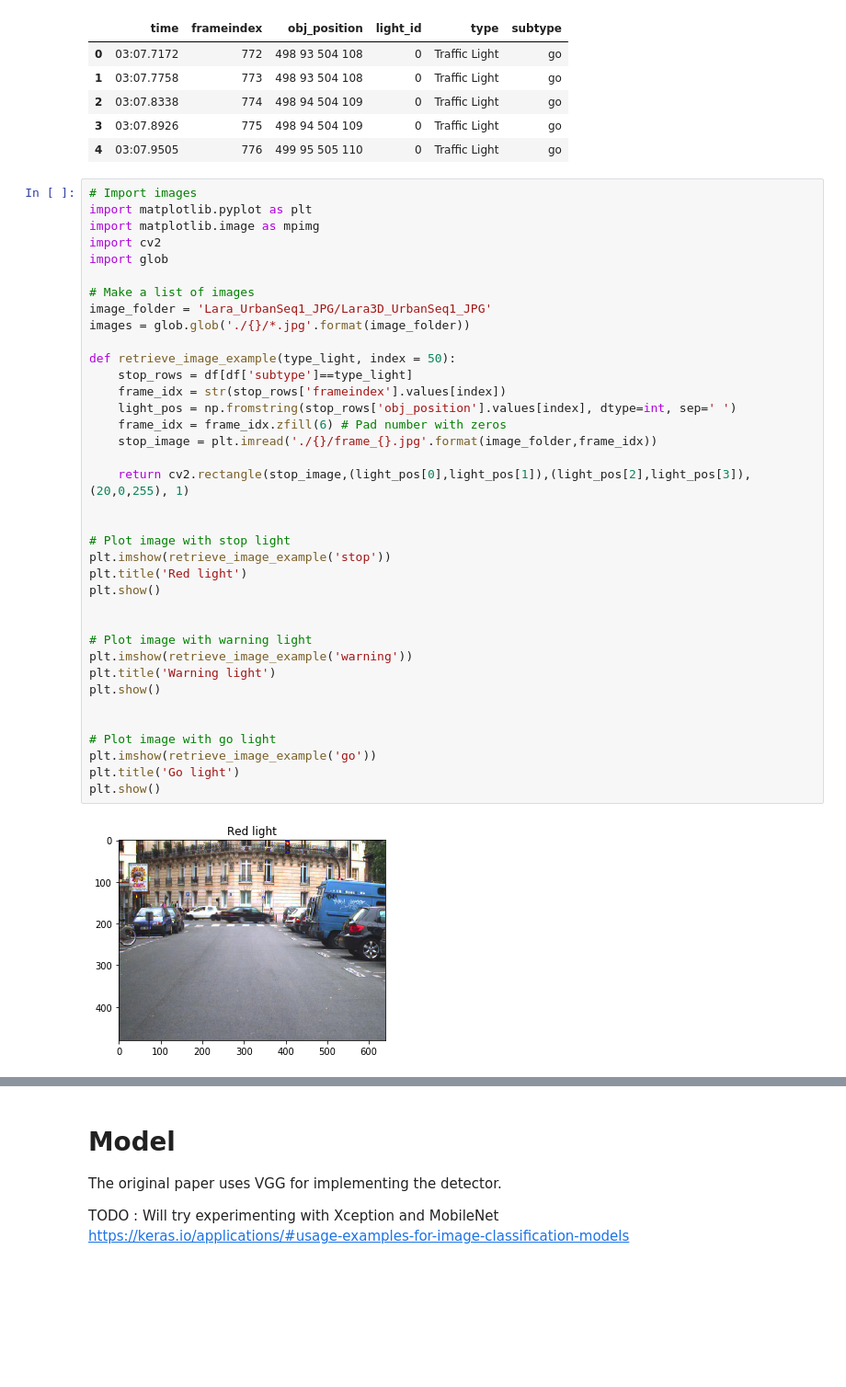
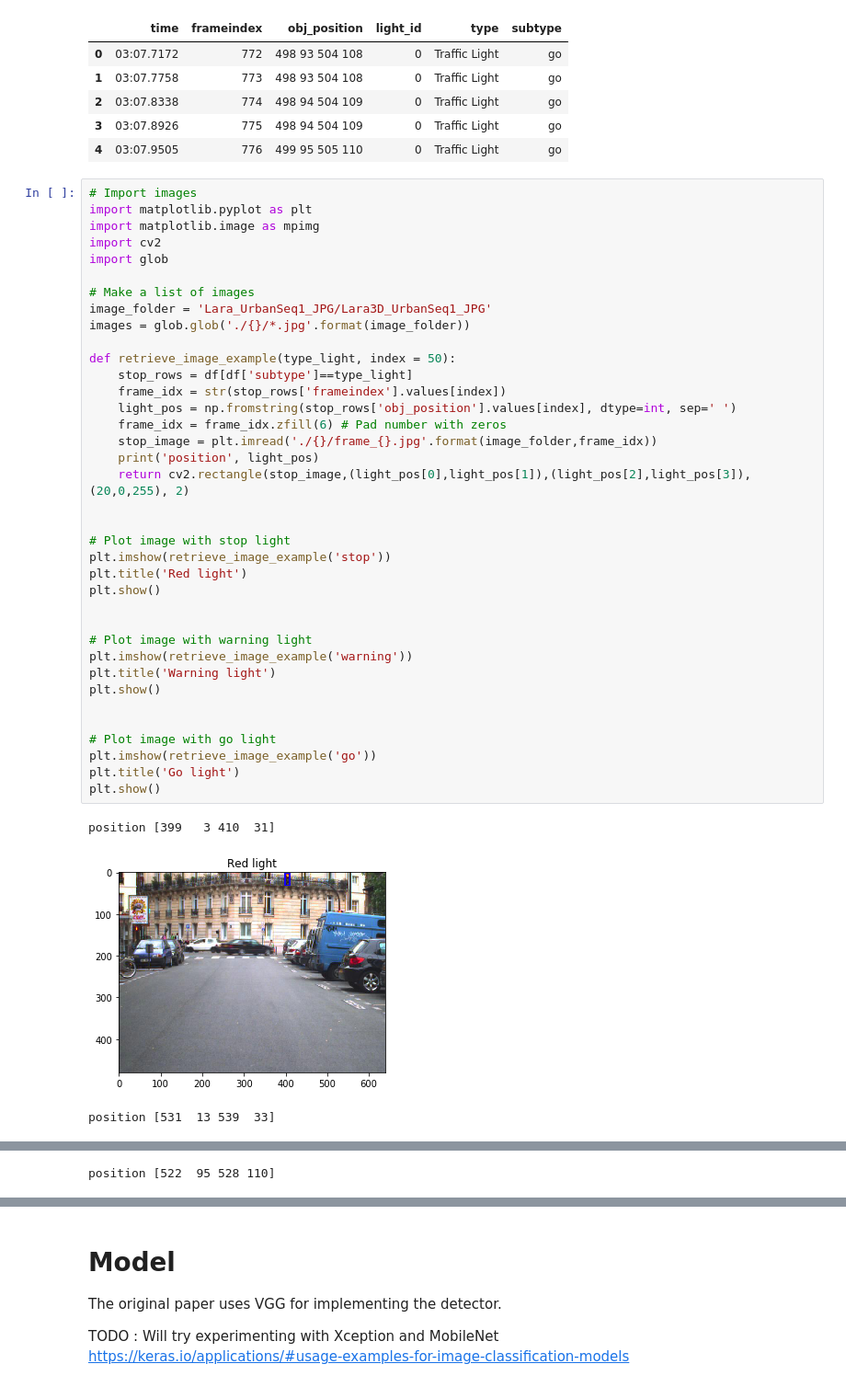
Before and after one commit to rdjondo/SimplisticSSD, a Jupyter notebook: MySSD_experiment.ipynb, the cells around one changed output, grey strips where cells are left out. Shown at 92% size. Saved outputs shown, nothing was run; the diff lists cells and outputs as text; blank space fills up the shorter version.

```diff
--- a/MySSD_experiment.ipynb
+++ b/MySSD_experiment.ipynb
@@ -68,37 +68,40 @@ import glob
 
 # Make a list of images
 image_folder = 'Lara_UrbanSeq1_JPG/Lara3D_UrbanSeq1_JPG'
 images = glob.glob('./{}/*.jpg'.format(image_folder))
 
 def retrieve_image_example(type_light, index = 50):
     stop_rows = df[df['subtype']==type_light]
     frame_idx = str(stop_rows['frameindex'].values[index])
     light_pos = np.fromstring(stop_rows['obj_position'].values[index], dtype=int, sep=' ')
     frame_idx = frame_idx.zfill(6) # Pad number with zeros
     stop_image = plt.imread('./{}/frame_{}.jpg'.format(image_folder,frame_idx))
-
-    return cv2.rectangle(stop_image,(light_pos[0],light_pos[1]),(light_pos[2],light_pos[3]),(20,0,255), 1)
+    print('position', light_pos)
+    return cv2.rectangle(stop_image,(light_pos[0],light_pos[1]),(light_pos[2],light_pos[3]),(20,0,255), 2)
 
 
 # Plot image with stop light
 plt.imshow(retrieve_image_example('stop'))
 plt.title('Red light')
 plt.show()
 
 
 # Plot image with warning light
 plt.imshow(retrieve_image_example('warning'))
 plt.title('Warning light')
 plt.show()
 
 
 # Plot image with go light
 plt.imshow(retrieve_image_example('go'))
 plt.title('Go light')
 plt.show()
 # %% [output]
+position [399   3 410  31]
-[figure, old version]
+[figure, new version]
+position [531  13 539  33]
 [figure]
+position [522  95 528 110]
 [figure]
 # %%
 # Plot image with ambiguous light
```
Also changed, not shown: parts of 5 cells of this notebook.
